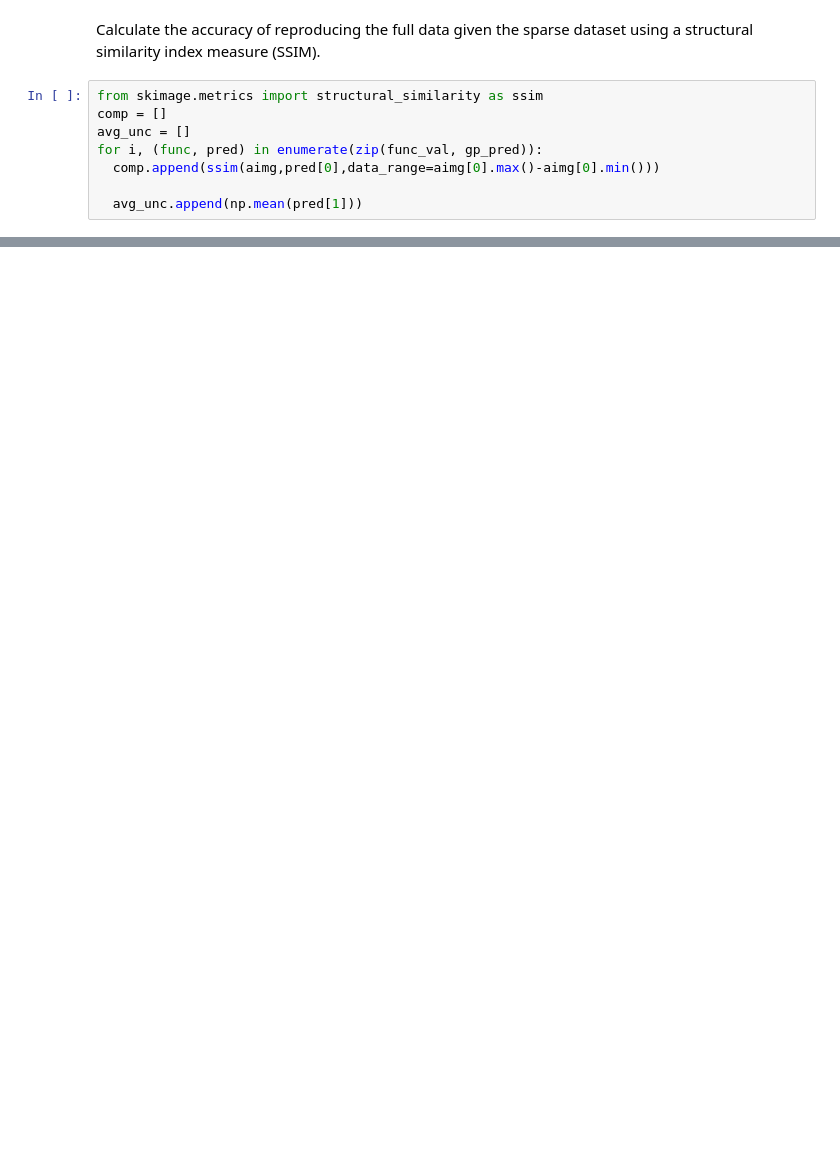
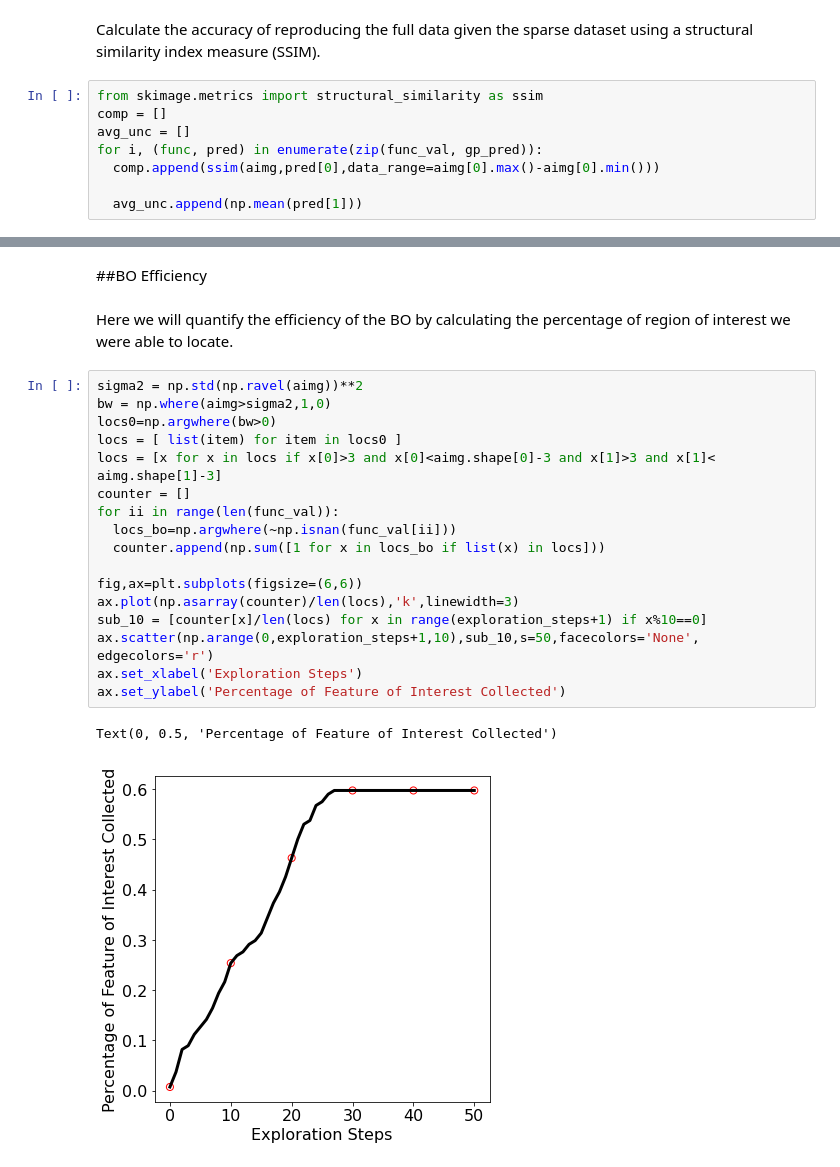
Before and after one commit to nccreang/AE_Workflows, a Jupyter notebook: AE_STEM_Workflow1.ipynb, the cells around one changed output, grey strips where cells are left out. Saved outputs shown, nothing was run; the diff lists cells and outputs as text; blank space fills up the shorter version.

```diff
--- a/AE_STEM_Workflow1.ipynb
+++ b/AE_STEM_Workflow1.ipynb
@@ -830,0 +832,24 @@ ax.scatter(np.arange(1,exploration_steps+1,10),sub_10,s=50,facecolors='none', ed
+# %% [markdown]
+##BO Efficiency
+# %% [markdown]
+Here we will quantify the efficiency of the BO by calculating the percentage of region of interest we were able to locate.
+# %%
+sigma2 = np.std(np.ravel(aimg))**2
+bw = np.where(aimg>sigma2,1,0)
+locs0=np.argwhere(bw>0)
+locs = [ list(item) for item in locs0 ]
+locs = [x for x in locs if x[0]>3 and x[0]<aimg.shape[0]-3 and x[1]>3 and x[1]< aimg.shape[1]-3]
+counter = []
+for ii in range(len(func_val)):
+  locs_bo=np.argwhere(~np.isnan(func_val[ii]))
+  counter.append(np.sum([1 for x in locs_bo if list(x) in locs]))
+
+fig,ax=plt.subplots(figsize=(6,6))
+ax.plot(np.asarray(counter)/len(locs),'k',linewidth=3)
+sub_10 = [counter[x]/len(locs) for x in range(exploration_steps+1) if x%10==0]
+ax.scatter(np.arange(0,exploration_steps+1,10),sub_10,s=50,facecolors='None', edgecolors='r')
+ax.set_xlabel('Exploration Steps')
+ax.set_ylabel('Percentage of Feature of Interest Collected')
+# %% [output]
+Text(0, 0.5, 'Percentage of Feature of Interest Collected')
+[figure, added]
```
Also changed, not shown: parts of 9 cells of this notebook, 2 other files.
